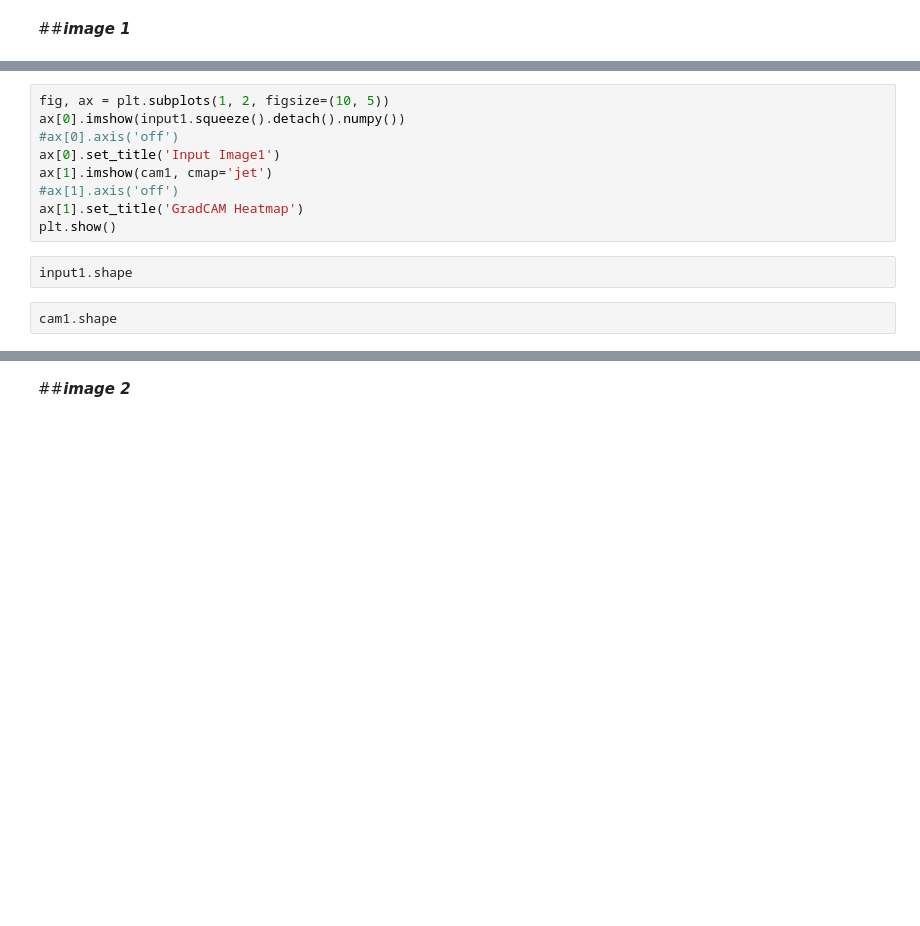
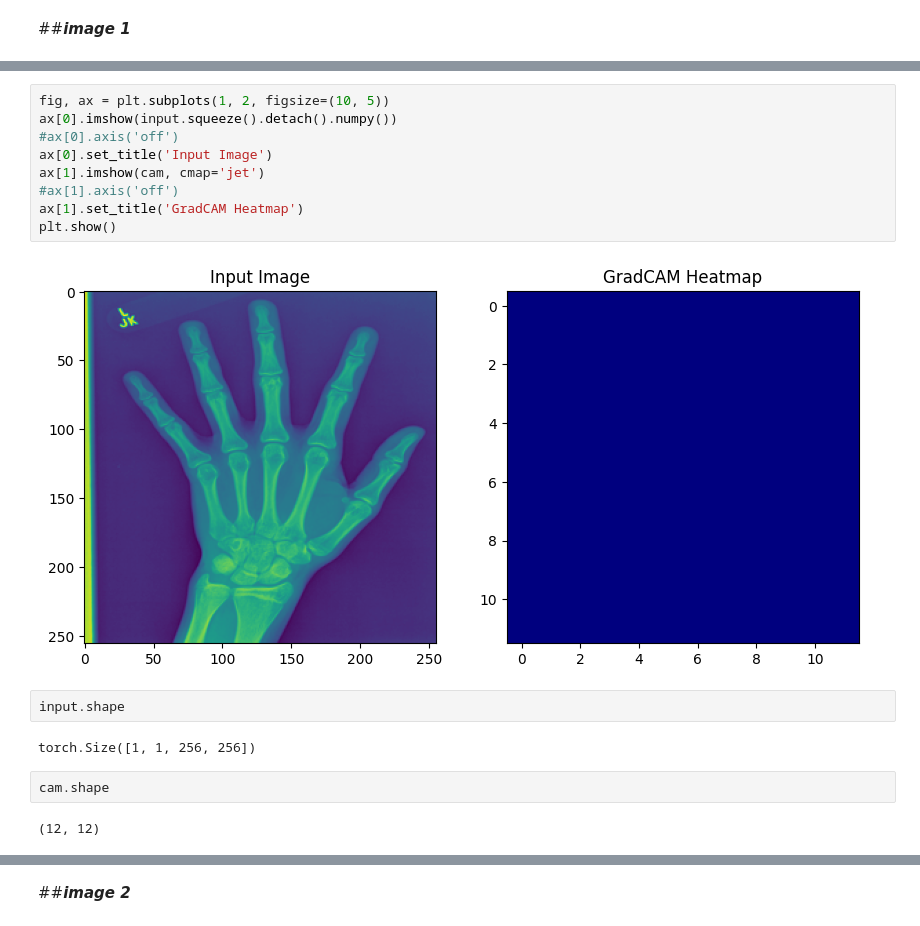
Before and after one commit to kittimaxz/Project_BoneAge, a Jupyter notebook: BoneAgePredictor_limit128.ipynb, the cells around one changed output, grey strips where cells are left out. Cells and saved outputs as stored; diff of their text form; blank space fills up the shorter version.

```diff
--- a/BoneAgePredictor_limit128.ipynb
+++ b/BoneAgePredictor_limit128.ipynb
@@ -357,16 +492,22 @@ plt.show()
 # %%
 fig, ax = plt.subplots(1, 2, figsize=(10, 5))
-ax[0].imshow(input1.squeeze().detach().numpy())
+ax[0].imshow(input.squeeze().detach().numpy())
 #ax[0].axis('off')
-ax[0].set_title('Input Image1')
-ax[1].imshow(cam1, cmap='jet')
+ax[0].set_title('Input Image')
+ax[1].imshow(cam, cmap='jet')
 #ax[1].axis('off')
 ax[1].set_title('GradCAM Heatmap')
 plt.show()
+# %% [output]
+[figure, added]
 # %%
-input1.shape
+input.shape
+# %% [output]
+torch.Size([1, 1, 256, 256])
 # %%
-cam1.shape
+cam.shape
+# %% [output]
+(12, 12)
 # %%
 fig, ax = plt.subplots(1,2, figsize=(10,5))
 
```
Also changed, not shown: parts of 87 cells of this notebook.
